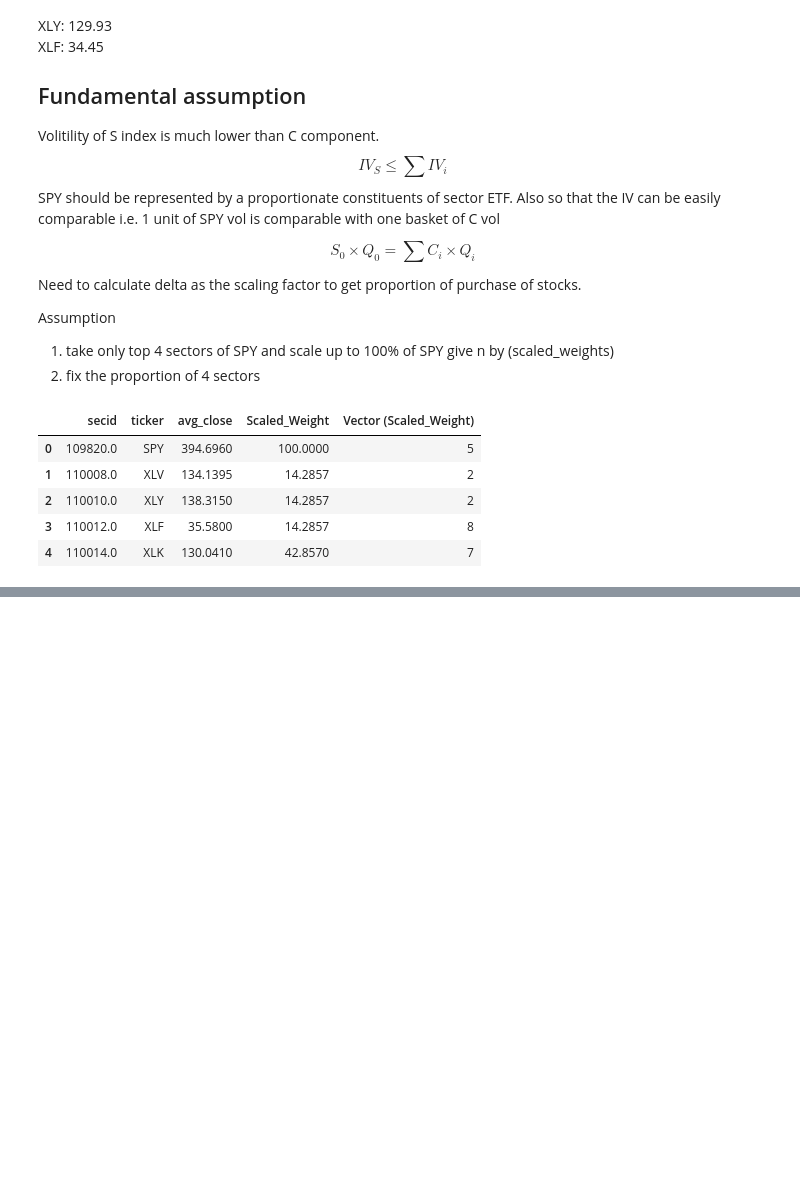
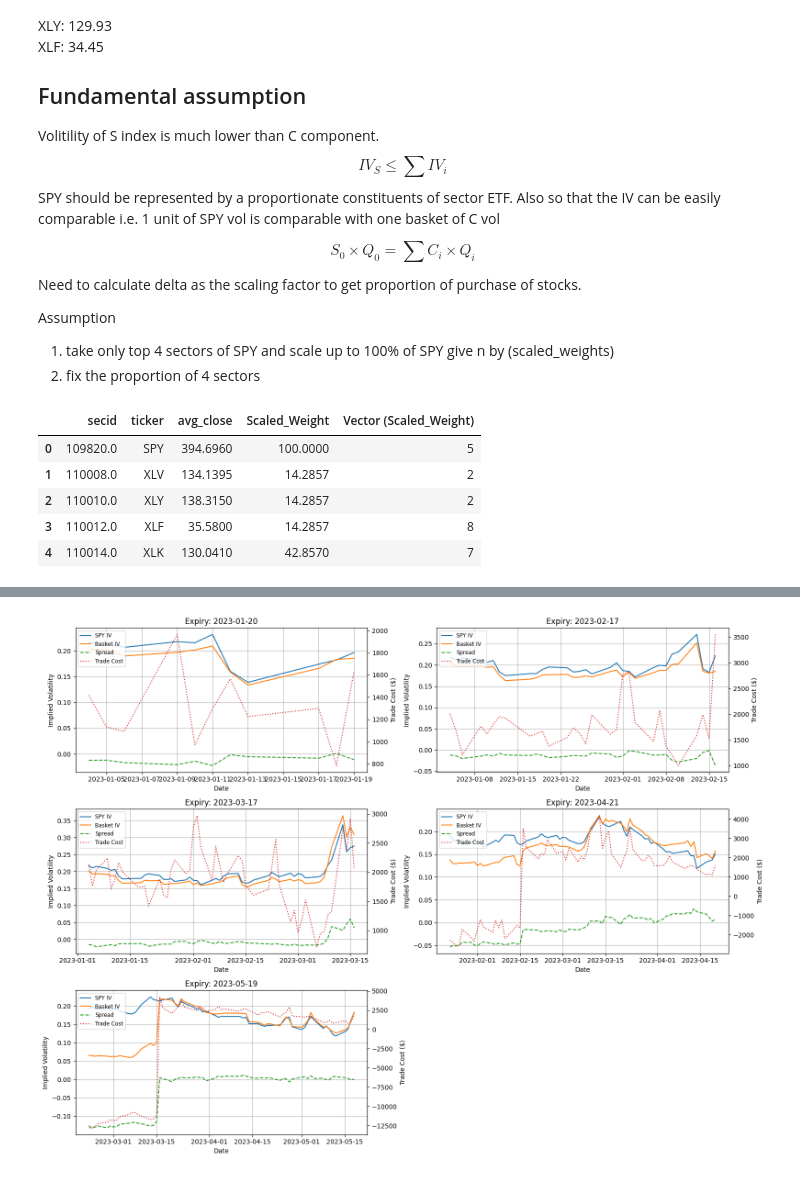
Before and after one commit to changjulian17/ibkr-connection, a Jupyter notebook: research/dispersion_trade_v0.ipynb, the cells around one changed output, grey strips where cells are left out. Saved outputs shown, nothing was run; the diff lists cells and outputs as text; code cells hidden in the pictures; blank space fills up the shorter version.

```diff
--- a/research/dispersion_trade_v0.ipynb
+++ b/research/dispersion_trade_v0.ipynb
@@ -569,0 +480,19 @@ print(opt.calls.head())
+# %%
+
+
+# Example usage:
+trade_date = pd.to_datetime('2023-01-10')
+exdate_target = pd.to_datetime('2023-02-17')
+spy_iv, basket_iv, spread = calculate_dispersion_ivs(filtered_option_data,
+                                                     avg_close_prices,
+                                                     trade_date,
+                                                     exdate_target,
+                                                     fudge_factor=2,
+                                                     vector_rounded=vector_rounded)
+
+print(f"spy iv: {spy_iv}, basket iv: {basket_iv},ratio: {spread}")
+
+# Example usage:
+trade_df = build_dispersion_trade(filtered_option_data, pd.Timestamp('2023-01-31'), pd.Timestamp('2023-02-17'), avg_close_prices)
+total_cost = calculate_trade_cost(trade_df)
+print(f"Total cost of trade: {total_cost:2f}")
@@ -569,0 +556,71 @@ print(opt.calls.head())
+# %%
+# Get all unique 3rd Friday expiry dates in 2023
+df = filtered_option_data[filtered_option_data['exdate'] <= pd.to_datetime('2023-05-31')]
+third_fridays = [x for x in sorted(df['exdate'].unique()) if is_third_friday(x)]
+print(third_fridays)
+n = len(third_fridays)
+ncols = 2
+nrows = (n + 1) // ncols
+
+
+fig, axes = plt.subplots(nrows=nrows, ncols=ncols, figsize=(16, 4 * nrows), sharex=False)
+axes = axes.flatten()
+
+for i, exdate_target in enumerate(third_fridays):
+    trade_date = exdate_target - pd.DateOffset(months=3)
+    min_date = df['date'].min()
+    if trade_date < min_date:
+        trade_date = min_date
+    date_range = pd.date_range(start=trade_date, end=exdate_target, freq='B')
+    spy_ivs, basket_ivs, spreads, costs, dates = [], [], [], [], []
+    for dt in date_range:
+        try:
+            spy_iv, basket_iv, spread = calculate_dispersion_ivs(
+                df,
+                avg_close_prices,
+                dt,
+                exdate_target,
+                fudge_factor=2,
+                vector_rounded=vector_rounded
+            )
+            # print(spy_iv)
+            trade_df = build_dispersion_trade(
+                df,
+                dt,
+                exdate_target,
+                avg_close_prices
+            )
+            total_cost = calculate_trade_cost(trade_df)
+            # print(f"spy iv: {spy_iv}, basket iv: {basket_iv}, ratio: {spread}, cost: {total_cost}")
+            if all(pd.notna(x) for x in [spy_iv, basket_iv, spread]):
+                spy_ivs.append(spy_iv)
+                basket_ivs.append(basket_iv)
+                spreads.append(spread)
+                costs.append(total_cost)
+                dates.append(dt)
+        except Exception:
+            print(f"Error processing date {dt} for expiry {exdate_target}: {e}")
+            break
+    if dates:
+        ax = axes[i]
+        ax.plot(dates, spy_ivs, label="SPY IV")
+        ax.plot(dates, basket_ivs, label="Basket IV")
+        ax.plot(dates, spreads, label="Spread", linestyle='--')
+        ax2 = ax.twinx()
+        ax2.plot(dates, costs, label="Trade Cost", color='tab:red', linestyle=':')
+        ax.set_title(f"Expiry: {exdate_target.date()}")
+        ax.set_xlabel("Date")
+        ax.set_ylabel("Implied Volatility")
+        ax2.set_ylabel("Trade Cost ($)")
+        lines, labels = ax.get_legend_handles_labels()
+        lines2, labels2 = ax2.get_legend_handles_labels()
+        ax2.legend(lines + lines2, labels + labels2, fontsize='small', loc='upper left')
+        ax.grid(True)
+
+# Hide any unused subplots
+for j in range(i + 1, len(axes)):
+    fig.delaxes(axes[j])
+
+plt.tight_layout()
+plt.show()
+# %% [output]
@@ -569,0 +644 @@ print(opt.calls.head())
+[figure, added]
```
Also changed, not shown: parts of 16 cells of this notebook.
